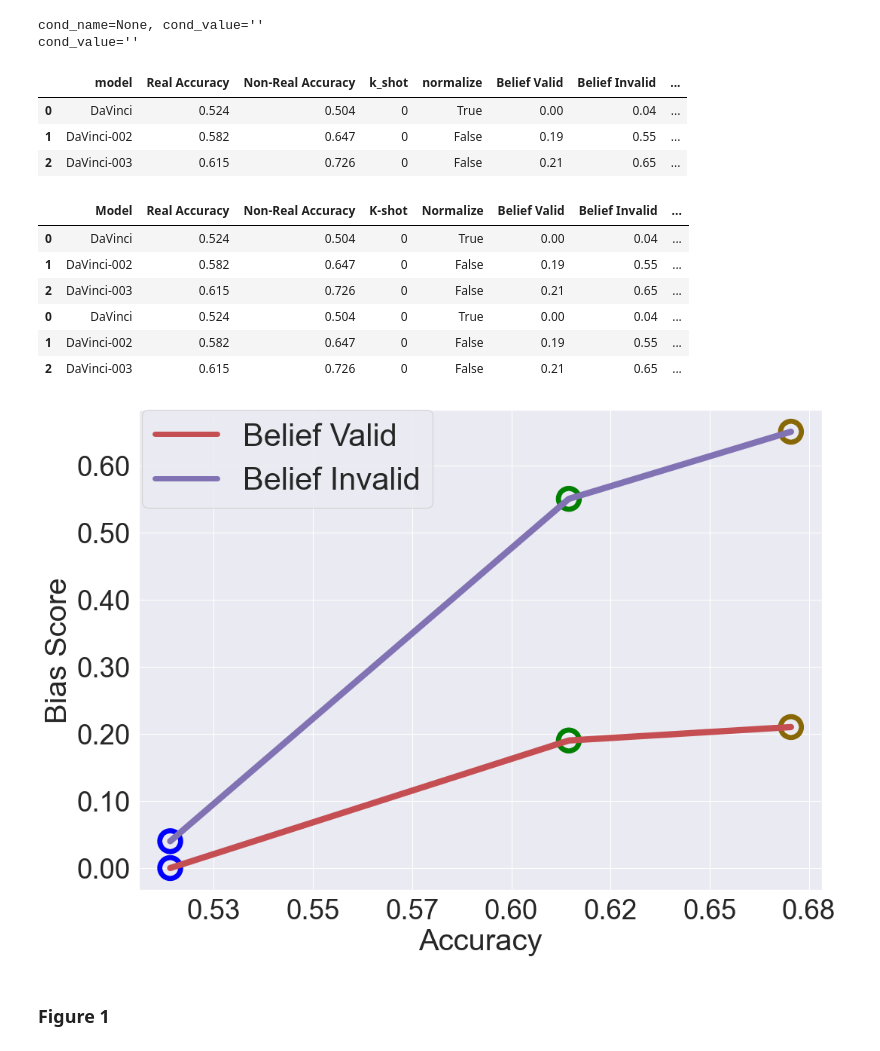
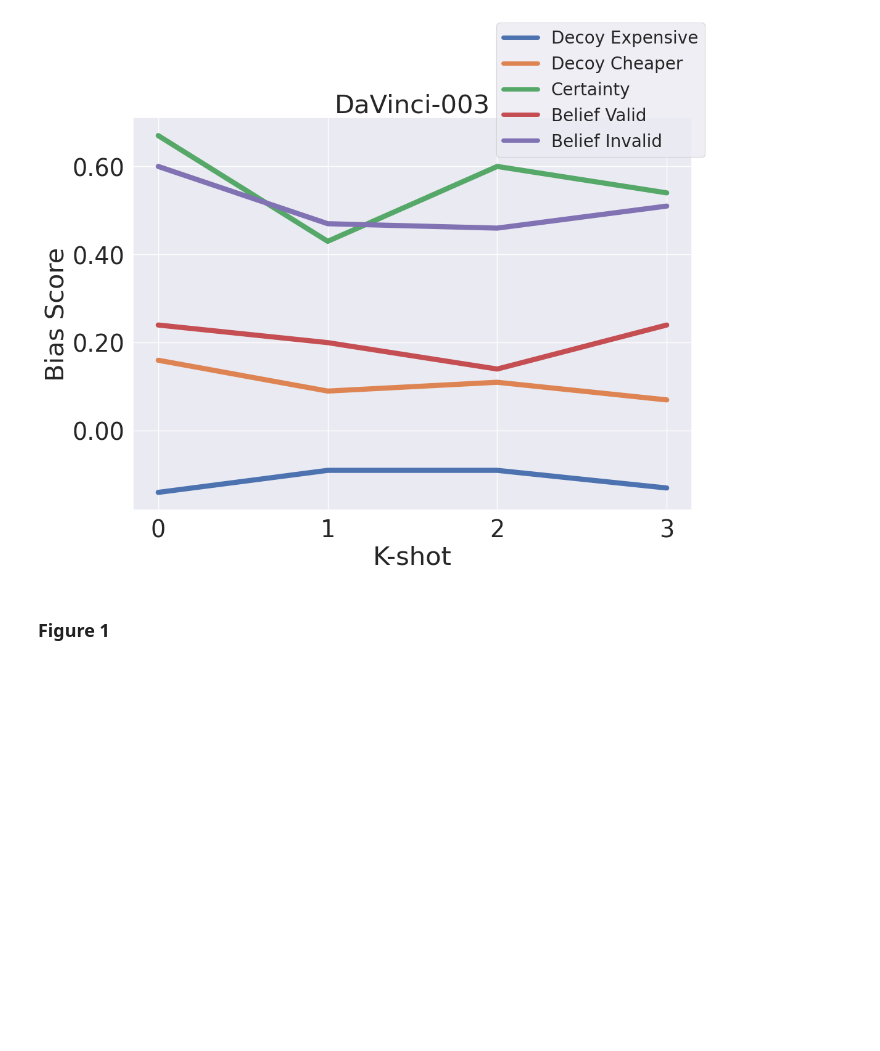
Before and after one commit to itay1itzhak/InstructedToBias, a Jupyter notebook: analysis_plots.ipynb, the cells around one changed output. Saved outputs shown, nothing was run; the diff lists cells and outputs as text; code cells hidden in the pictures; blank space fills up the shorter version.

```diff
--- a/analysis_plots.ipynb
+++ b/analysis_plots.ipynb
@@ -77,6 +77,7 @@ def get_biases_info(bias_name):
 translation_dict = {"flan-t5-xl":"Flan-T5-XL","flan-t5-xxl":"Flan-T5-XXL","flan-t5-small":"Flan-T5-Small","flan-t5-base":"Flan-T5-Base","flan-t5-large":"Flan-T5-Large",
                     "davinci":"DaVinci","text-davinci-002":"DaVinci-002","text-davinci-003":"DaVinci-003","gpt-4-0314":"GPT4",
                     "t5-v1_1-xl":"T5-XL","t5-v1_1-xxl":"T5-XXL","t5-v1_1-small":"T5-Small","t5-v1_1-base":"T5-Base","t5-v1_1-large":"T5-Large",
+                    "Mistral-7B":"Mistral", "Mistral-7B-Instruct":"Mistral-Instruct", "Mistral-Inst":"Mistral-Instruct","Mistral-7B-Instruct":"Mistral-Inst",
                     "property":"Real-Estate","phone":"Phone", "car":"Car", "frying_pan":"Frying Pan",
                     "property_cheaper":"Real-Estate","phone_cheaper":"Phone", "car_cheaper":"Car", "frying_pan_cheaper":"Frying Pan",
                     "[price1_$80K,_price2_$80K]":"$80K","[price1_$90K,_price2_$90K]":"$90K","[price1_$100K,_price2_$100K]":"$100K","[price1_$110K,_price2_$110K]":"$110K",
@@ -199,7 +200,7 @@ def get_results_for_all_biases(all_biases,all_models,k_shot,should_reset_index,b
         #print(f"{bias_name=}")
         #print("1"*80)
         #print("X"*80)
-        display(res_avg)
+        #display(res_avg)
         if "Belief" in bias_name:
             res_avg["Few Shot Type"] = "Task" if with_format_few_shot else "Format" # opposite for lagcy predictions
         else:
@@ -217,6 +218,7 @@ def get_results_for_all_biases(all_biases,all_models,k_shot,should_reset_index,b
 
 def get_figure(figure_name,whole_res,x_axis,plot_type,hue):
     sns.set_theme(style="whitegrid")
+    #sns.set(rc={'figure.figsize':(11.7,8.27)})
     sns.set(rc={'figure.figsize':(11.7,8.27)})
     #sns.set(font_scale=3)
     sns.set(font_scale=2.5) # model_size bar plot
@@ -235,35 +237,38 @@ def get_figure(figure_name,whole_res,x_axis,plot_type,hue):
     # take colors 2 and 3 from the palette, and reverse the order
     #bar_palette =  sns.color_palette()[8:10]#[::-1]#[2:10]#[::-1] # model size bar plot
     bar_palette =  sns.color_palette()[4:11]#[::-1]#[2:10]#[::-1] # model size bar plot
-    line_palette =  sns.color_palette()[3:10]#[::-1]#[2:10]#[::-1] # acc vs bias belief
-    #line_palette =  sns.color_palette() # format few-shot
+    #line_palette =  sns.color_palette()[3:10]#[::-1]#[2:10]#[::-1]
+    line_palette =  sns.color_palette() # format few-shot
     #line_palette =  sns.color_palette()[1:10] # task few-shot
     # {"Adelie":"tab:cyan",
     #         "Gentoo":"tab:orange",
     #         "Chinstrap":"tab:purple"}
+
+    # change figure title to 'Mistral'
+    #plt.title("Mistral-Instruct", fontsize=30)
+    plt.title("DaVinci-003", fontsize=30)
+
     if plot_type == "bar":
         sns.barplot(data=whole_res, x=x_axis, y="Bias Score", hue=hue, errorbar=('ci', 95), palette=bar_palette, errwidth=3, edgecolor="black")
-    else:
-        # sns.lineplot(
-        #     data=whole_res,x=x_axis, y="Bias Score", hue=hue, markers=True, dashes=False, palette=line_palette, err_style="band", legend="full", linewidth=6,sort=False)
-        # line plot with a dot for each point
+    else: # line
         sns.lineplot(
-            data=whole_res,x=x_axis, y="Bias Score", hue=hue, markers=True, dashes=False, palette=line_palette, err_style="bars", legend="full", linewidth=6,sort=False)
-        if x_axis == "Accuracy": # marking the models in the accuracy vs. bias in belief analysis
-            sns.scatterplot(data=whole_res, x=x_axis, y="Bias Score",hue=hue, legend=False, linewidth=20, edgecolor=['blue','green',sns.xkcd_rgb['muddy brown']])
-
+            data=whole_res,x=x_axis, y="Bias Score", hue=hue, markers=True, dashes=False, palette=line_palette, err_style="band", legend="full", linewidth=6,sort=False)
     plt.gca().yaxis.set_major_formatter('{:.2f}'.format)
     if x_axis == "Accuracy":
         plt.gca().xaxis.set_major_formatter('{:.2f}'.format)
     #plt.legend(bbox_to_anchor=(0.53, 1.00), borderaxespad=0,fontsize=30)
     #plt.legend(bbox_to_anchor=(1.10, 1.80), borderaxespad=0,fontsize=30) # k_shot
+    plt.legend(bbox_to_anchor=(0.65, 0.90), borderaxespad=0,fontsize=20) # k_shot new
+    #plt.legend(bbox_to_anchor=(0.60, 0.90), borderaxespad=0,fontsize=30) # k_shot mistral
     #plt.legend(bbox_to_anchor=(1.02, 1), loc='upper left', borderaxespad=0,fontsize=30)
-    plt.legend(bbox_to_anchor=(0.43, 1.00), borderaxespad=0,fontsize=30) # model_size + product bar plot
+    #plt.legend(bbox_to_anchor=(0.43, 1.00), borderaxespad=0,fontsize=30) # model_size + product bar plot
     #plt.legend(bbox_to_anchor=(0.38, 0.90), borderaxespad=0,fontsize=25) # format few-shot
     #plt.legend(bbox_to_anchor=(0.25, 0.80), borderaxespad=0,fontsize=25) # task few-shot
+
+    # no legend
+    #plt.legend([],[], frameon=False)
+
     #plt.tight_layout()
-
-
 
     plt.savefig(figure_name, bbox_inches='tight')
 
@@ -276,11 +281,14 @@ def get_figure(figure_name,whole_res,x_axis,plot_type,hue):
 #models = "davinci,text-davinci-002,text-davinci-003,gpt-4-0314,t5-v1_1-xl,flan-t5-xl,t5-v1_1-xxl,flan-t5-xxl".split(',')
 #models = "davinci,text-davinci-002,text-davinci-003,t5-v1_1-xxl,flan-t5-xxl".split(',')
 #models = "t5-v1_1-xxl,flan-t5-xxl".split(',')
-models = "davinci,text-davinci-002,text-davinci-003".split(',')
+#models = "davinci,text-davinci-002,text-davinci-003".split(',')
 #models = "flan-t5-xl,flan-t5-xxl".split(',')
 #models = "text-davinci-003,flan-t5-xxl".split(',')
+#models = "Mistral-7B,Mistral-7B-Instruct".split(',')
+#models = "Mistral-7B-Instruct".split(',')
+#models = "Mistral-7B".split(',')
 #models = "flan-t5-xxl".split(',')
-#models = "text-davinci-003".split(',')
+models = "text-davinci-003".split(',')
 #models = "flan-t5-xxl".split(',')
 #models = "t5-v1_1-xxl".split(',')
 #models = "t5-v1_1-small,flan-t5-small".split(',')
@@ -288,25 +296,25 @@ models = "davinci,text-davinci-002,text-davinci-003".split(',')
 # add to models the tranlated names
 models += [translation_dict[model] for model in models]
 
-figure_name = f"Figures/testing.pdf"#f"Figures/testing_{models}.pdf"
+figure_name = f"Figures/testing.pdf"#f"Figures/testing.pdf"#f"Figures/testing_{models}.pdf"
 k_shot = -1 # -1 for all
-x_axis = "Accuracy"#"Product"#"Bias"##"Model"###"Bias Type" #"Model"#"K-shot"#"Model"###"Price"#####"Model"# #"Prize"# # #  #
+x_axis = "K-shot"#"Bias"#"Product"#"Accuracy"#"Model"###"Bias Type" #"Model"##"Model"###"Price"#####"Model"# #"Prize"# # #  #
 certainty_convert_prize_to_utility_gap = False
 print_options_percentages = False
 print_products_table = False
 plot_type = "line"#"bar"
 hue = "Bias"#"Model"
-#all_biases = ["Decoy Expensive","Decoy Cheaper","Certainty","Belief Valid","Belief Invalid"]
+all_biases = ["Decoy Expensive","Decoy Cheaper","Certainty","Belief Valid","Belief Invalid"]
 #all_biases = ["Decoy Cheaper","Decoy Expensive"]
 #all_biases = ["Decoy Cheaper"]
 #all_biases = ["Decoy Expensive"]
-all_biases = ["Belief Valid","Belief Invalid"]
+#all_biases = ["Belief Valid","Belief Invalid"]
 #all_biases = ["Certainty"]
 
 # Biases parameters
 
 should_reset_index = True # False mainly for decoy product analysis
-all_products = {"Decoy Expensive":"all","Decoy Cheaper":"all"}#{"Decoy Expensive":["property"],"Decoy Cheaper":["property_cheaper"]}
+all_products = {"Decoy Expensive":["property"],"Decoy Cheaper":["property_cheaper"]}#{"Decoy Expensive":"all","Decoy Cheaper":"all"}#
 decoy_group_by = ["model","Product","k_shot","normalize"]#["model","k_shot","normalize"]# #["model","Bias Type","k_shot","normalize"]#["model","Price","k_shot","normalize"]
 #conditions_lists = {"Price":["[price1_$80K,_price2_$80K]","[price1_$90K,_price2_$90K]","[price1_$100K,_price2_$100K]","[price1_$110K,_price2_$110K]"]}#{"Bias Type":["three_probs","two_prob","not_probable"]}#None #[price1_$80K,_price2_$80K]
 #conditions_lists = {"Bias Type":["R","RF","F","R_EXTREAM"]}
@@ -314,10 +322,10 @@ decoy_group_by = ["model","Product","k_shot","normalize"]#["model","k_shot","nor
 #conditions_lists = {"Prize":["800", "850", "1300", "2400", "2500", "2600", "4800","1000_two_probs","2000_two_probs","3000_two_probs","4000_two_probs","5000_two_probs"]}
 #conditions_lists = {"Prize":["1300", "2400", "2500", "2600","1000_two_probs","2000_two_probs","3000_two_probs","4000_two_probs"]}
 conditions_lists = {None:[""]}
-belief_group_by = ["model", "Real Accuracy", "Non-Real Accuracy", "k_shot","normalize"]#["model", "k_shot","normalize"]#["model", "k_shot","normalize", "Few Shot Type"]
+belief_group_by = ["model", "k_shot","normalize"]#["model", "k_shot","normalize", "Few Shot Type"] ##["model", "Real Accuracy", "Non-Real Accuracy", "k_shot","normalize"] # #
 group_by = ["model","k_shot","normalize"]#["model", "Prize","k_shot","normalize"]#
 normlize = None # None is for nothing
-all_belief_format_shot = [False]#[True,False]# # True is for technical format few shot
+all_belief_format_shot = [True]#[True,False]### # True is for technical format few shot
 
 if len(all_belief_format_shot) > 1:
     whole_res = []
@@ -387,17 +422,4 @@ cond_value=''
-cond_name=None, cond_value=''
-cond_value=''
-|  | model | Real Accuracy | Non-Real Accuracy | k_shot | normalize | Belief Valid | Belief Invalid | ... |
-| 0 | DaVinci | 0.524 | 0.504 | 0 | True | 0.00 | 0.04 | ... |
-| 1 | DaVinci-002 | 0.582 | 0.647 | 0 | False | 0.19 | 0.55 | ... |
-| 2 | DaVinci-003 | 0.615 | 0.726 | 0 | False | 0.21 | 0.65 | ... |
-|  | Model | Real Accuracy | Non-Real Accuracy | K-shot | Normalize | Belief Valid | Belief Invalid | ... |
-| 0 | DaVinci | 0.524 | 0.504 | 0 | True | 0.00 | 0.04 | ... |
-| 1 | DaVinci-002 | 0.582 | 0.647 | 0 | False | 0.19 | 0.55 | ... |
-| 2 | DaVinci-003 | 0.615 | 0.726 | 0 | False | 0.21 | 0.65 | ... |
-| 0 | DaVinci | 0.524 | 0.504 | 0 | True | 0.00 | 0.04 | ... |
-| 1 | DaVinci-002 | 0.582 | 0.647 | 0 | False | 0.19 | 0.55 | ... |
-| 2 | DaVinci-003 | 0.615 | 0.726 | 0 | False | 0.21 | 0.65 | ... |
-[figure, old version]
+[figure, new version]
 # %% [markdown]
 ### Figure 1
 # %%
```
Also changed, not shown: parts of 2 cells of this notebook.
